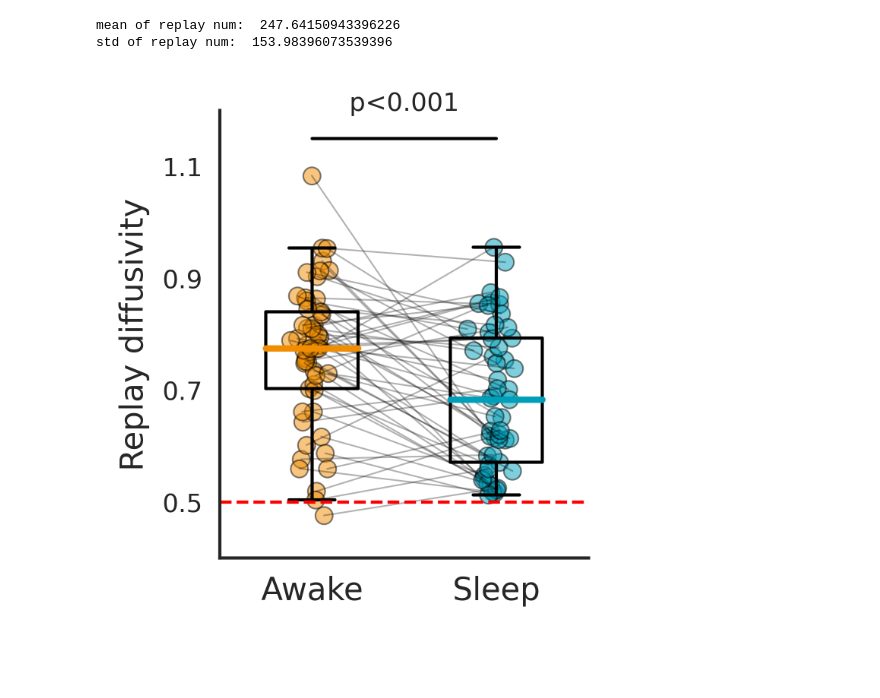
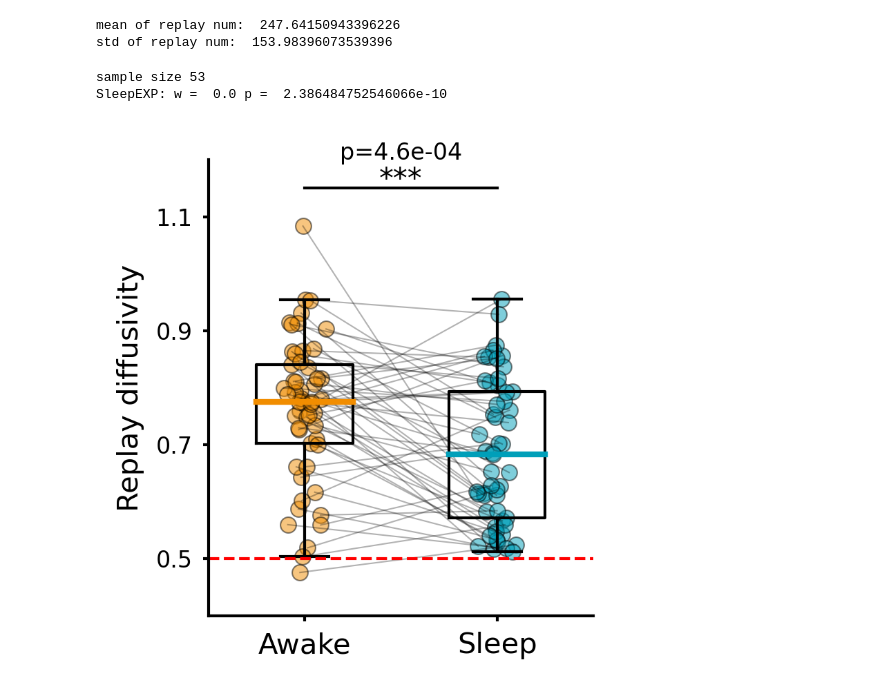
Before and after one commit to ZilongJi/AdaptiveAttractorForSequences, a Jupyter notebook: Code4PaperFigs_EXP/Figure6_awake_vs_sleep.ipynb, the cells around one changed output. Drawn from its saved outputs; the diff is of its cells as text; code cells hidden in the pictures; blank space fills up the shorter version.

```diff
--- a/Code4PaperFigs_EXP/Figure6_awake_vs_sleep.ipynb
+++ b/Code4PaperFigs_EXP/Figure6_awake_vs_sleep.ipynb
@@ -1574,57 +1603,67 @@ stat, p = wilcoxon(RunEXP, SleepEXP)
 
 # add horizontal line link (0,1) and (1,1)
 ax.plot([0, 1], [1.15, 1.15], color="black", alpha=1, linewidth=1)
-# # add horizontal line and stars above the line to indicate the p value
-# if p < 0.001:
-#     ax.text(0.5, 1.15, "***", fontsize=labelsize, horizontalalignment="center")
-# elif p < 0.01:
-#     ax.text(0.5, 1.15, "**", fontsize=labelsize, horizontalalignment="center")
-# elif p < 0.05:
-#     ax.text(0.5, 1.15, "*", fontsize=labelsize, horizontalalignment="center")
-# else:
-#     ax.text(
-#         0.5,
-#         1.15,
-#         "n.s.",
-#         fontsize=labelsize,
-#         horizontalalignment="center",
-#         verticalalignment="center",
-#     )
+# add horizontal line and stars above the line to indicate the p value
+if p < 0.001:
+    ax.text(0.5, 1.15, "***", fontsize=labelsize, horizontalalignment="center")
+elif p < 0.01:
+    ax.text(0.5, 1.15, "**", fontsize=labelsize, horizontalalignment="center")
+elif p < 0.05:
+    ax.text(0.5, 1.15, "*", fontsize=labelsize, horizontalalignment="center")
+else:
+    ax.text(
+        0.5,
+        1.15,
+        "n.s.",
+        fontsize=labelsize,
+        horizontalalignment="center",
+        verticalalignment="center",
+    )
 
 # add p value above the line in scientific notation
 if p < 0.001:
-    ax.text(0.5, 1.2, "p<0.001", fontsize=ticksize, horizontalalignment="center")
+    ax.text(0.5, 1.2, "p=%.1e" % p, fontsize=ticksize, horizontalalignment="center")
 else:
     ax.text(0.5, 1.2, "p=%.2e" % p, fontsize=ticksize, horizontalalignment="center")
+
+print('sample size', len(RunEXP))
 
 # add stats and p value to the title
 # ax[0].set_title('Wilcoxon test: stat=%.2f, p=%.3f'%(stat, p))
 # ax.set_title("t(52)=%.2f, p=%.3f" % (stat, p), fontsize=ticksize, pad=5)
 ax.set_xticks([0, 1])
 ax.set_xticklabels(["Awake", "Sleep"], fontsize=labelsize)
 ax.set_ylabel("Replay diffusivity", fontsize=labelsize)
 ax.set_ylim([0.4, 1.2])
 # yticks as 0.5, 0.6, 0.7, 0.8, 0.9, 1.0
 ax.set_yticks([0.5, 0.7, 0.9, 1.1])
 # set x ticksize as labelsize y ticksize as ticksize
 ax.tick_params(axis="x", labelsize=labelsize)
 ax.tick_params(axis="y", labelsize=ticksize)
 
 # spines top and right off
 ax.spines["top"].set_visible(False)
 ax.spines["right"].set_visible(False)
 # axis line width 1.0
 ax.spines["bottom"].set_linewidth(1.0)
 ax.spines["left"].set_linewidth(1.0)
 # axes tick width
 ax.tick_params(axis="both", which="both", length=2, width=1.0)
 
 plt.tight_layout()
 
+#test if SleepEXP is more than 0.5 using wilcoxon signed rank test
+from scipy.stats import wilcoxon
+w, p = wilcoxon(np.asarray(SleepEXP) - 0.5)
+print("SleepEXP: w = ", w, "p = ", p)
+
+
 # save the figure to /home/zilong/Desktop/replay_trajectory_paper/Processed-Data/Paper_figures/
-savedir = "/home/zilong/Desktop/AdaptiveAttractorForSequences/Figures/"
+savedir = "../Figures/"
 savename = "Fig6_awake_vs_sleep_diffusivity_compare.pdf"
 
 plt.savefig(savedir + savename, dpi=300, bbox_inches="tight")
 # %% [output]
+sample size 53
+SleepEXP: w =  0.0 p =  2.386484752546066e-10
-[figure, old version]
+[figure, new version]
```
Also changed, not shown: parts of 4 cells of this notebook, 1 other file.
